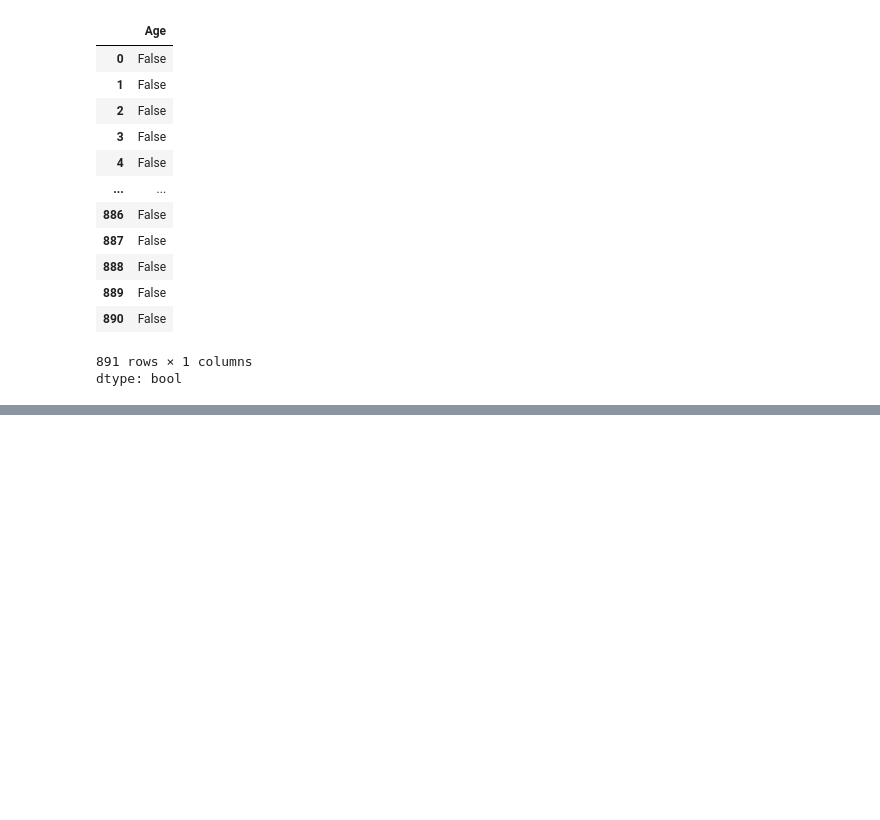
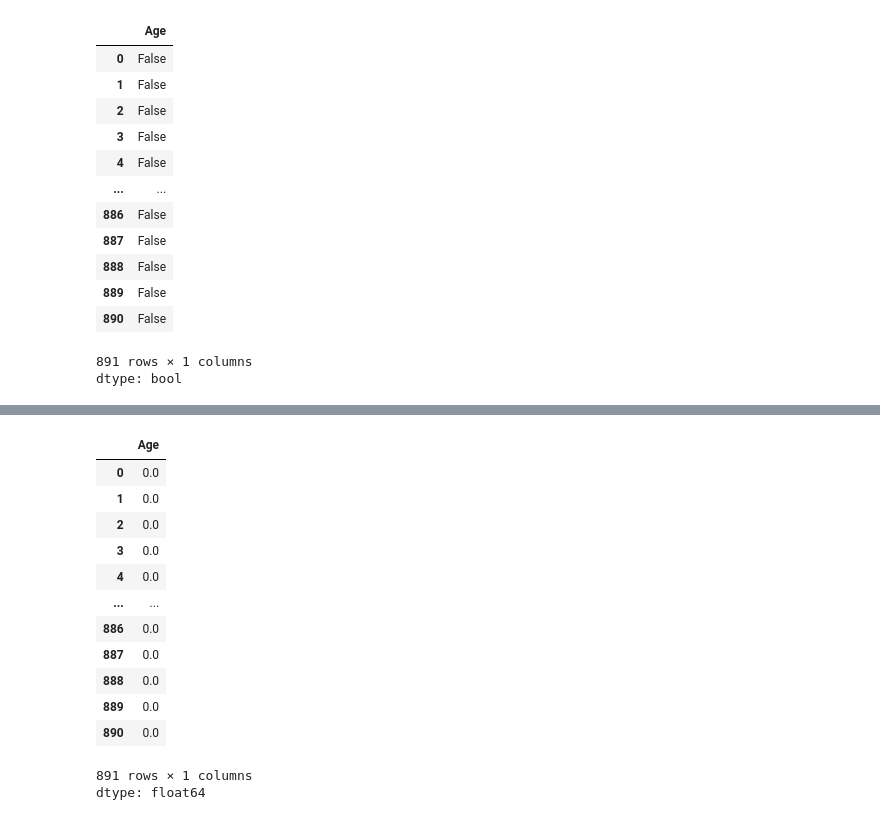
Before and after one commit to TejasKumarBoddu1/Data_Minning, a Jupyter notebook: DataMinnig_lab_1.ipynb, the cells around one changed output, grey strips where cells are left out. Cells and saved outputs as stored; diff of their text form; code cells hidden in the pictures; blank space fills up the shorter version.

```diff
--- a/DataMinnig_lab_1.ipynb
+++ b/DataMinnig_lab_1.ipynb
@@ -177,0 +215,19 @@ dtype: bool
+# %%
+df['Age']=(df['Age']- df['Age'].min())//(df['Age'].max() - df['Age'].min())
+# %%
+df['Age']
+# %% [output]
+|  | Age |
+| 0 | 0.0 |
+| 1 | 0.0 |
+| 2 | 0.0 |
+| 3 | 0.0 |
+| 4 | 0.0 |
+| ... | ... |
+| 886 | 0.0 |
+| 887 | 0.0 |
+| 888 | 0.0 |
+| 889 | 0.0 |
+| 890 | 0.0 |
+891 rows × 1 columns
+dtype: float64
```
Also changed, not shown: parts of 4 cells of this notebook.
